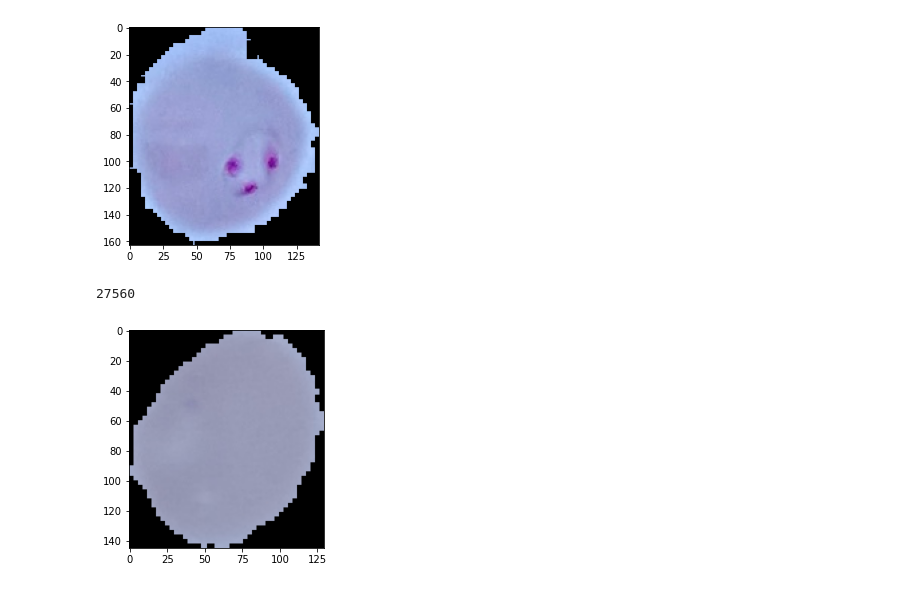
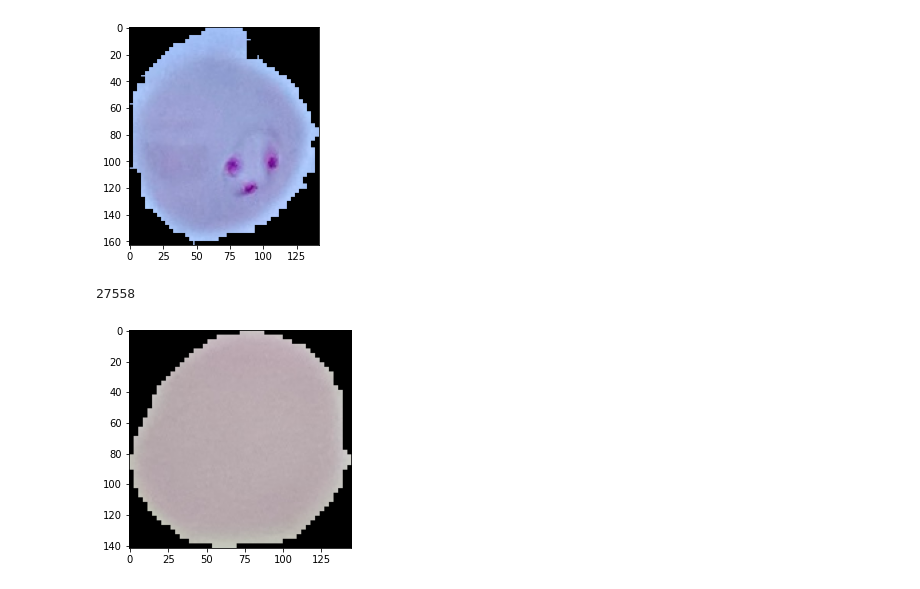
Before and after one commit to bikramb98/malaria_classification, a Jupyter notebook: notebook.ipynb, the cells around one changed output. Cells and saved outputs as stored; diff of their text form; code cells hidden in the pictures.

```diff
--- a/notebook.ipynb
+++ b/notebook.ipynb
@@ -31,31 +32,53 @@ plt.show()
 X = []
 y = []
 
-uninfected = os.listdir('/content/drive/MyDrive/cell_images_uz/cell_images/Uninfected/')
-parasitized = os.listdir('/content/drive/MyDrive/cell_images_uz/cell_images/Parasitized/')
+# uninfected = os.listdir('/content/drive/MyDrive/cell_images_uz/cell_images/Uninfected/')
+# parasitized = os.listdir('/content/drive/MyDrive/cell_images_uz/cell_images/Parasitized/')
+
+
+uninfected = glob('/content/drive/MyDrive/cell_images_uz/cell_images/Uninfected/*.png')
+parasitized = glob('/content/drive/MyDrive/cell_images_uz/cell_images/Parasitized/*.png')
+
+# for item in uninfected:
+#     if item.endswith(".db"):
+#         os.remove(item)
+
+# for item in parasitized:
+#     if item.endswith(".db"):
+#         os.remove(item)
+
+# for i in uninfected:
+#   uninfected_img = cv2.imread("/content/drive/MyDrive/cell_images_uz/cell_images/Uninfected/"+i)
+#   X.append(uninfected_img)
+#   y.append(0)
+
+# for k in parasitized:
+#   parasitized_img = cv2.imread("/content/drive/MyDrive/cell_images_uz/cell_images/Parasitized/"+k)
+#   X.append(parasitized_img)
+#   y.append(0)
 
 for i in uninfected:
-  uninfected_img = cv2.imread("/content/drive/MyDrive/cell_images_uz/cell_images/Uninfected/"+i)
+  uninfected_img = cv2.imread(i)
   X.append(uninfected_img)
   y.append(0)
 
 for k in parasitized:
-  parasitized_img = cv2.imread("/content/drive/MyDrive/cell_images_uz/cell_images/Parasitized/"+k)
+  parasitized_img = cv2.imread(k)
   X.append(parasitized_img)
   y.append(0)
 # %%
-print(len(y))
+print(len(X))
 # %% [output]
-27560
+27558
 # %%
 X_array = np.array(X)
 y_array = np.array(y)
 # %%
-new_img = X_array[10000]
+new_img = X_array[1]
 plt.imshow(new_img)
 plt.show()
 # %% [output]
-[figure, old version]
+[figure, new version]
 # %%
 np.save('/content/drive/MyDrive/cell_images_uz/X_array.npy', X_array)
 # %%
```
Also changed, not shown: parts of 9 cells of this notebook.
